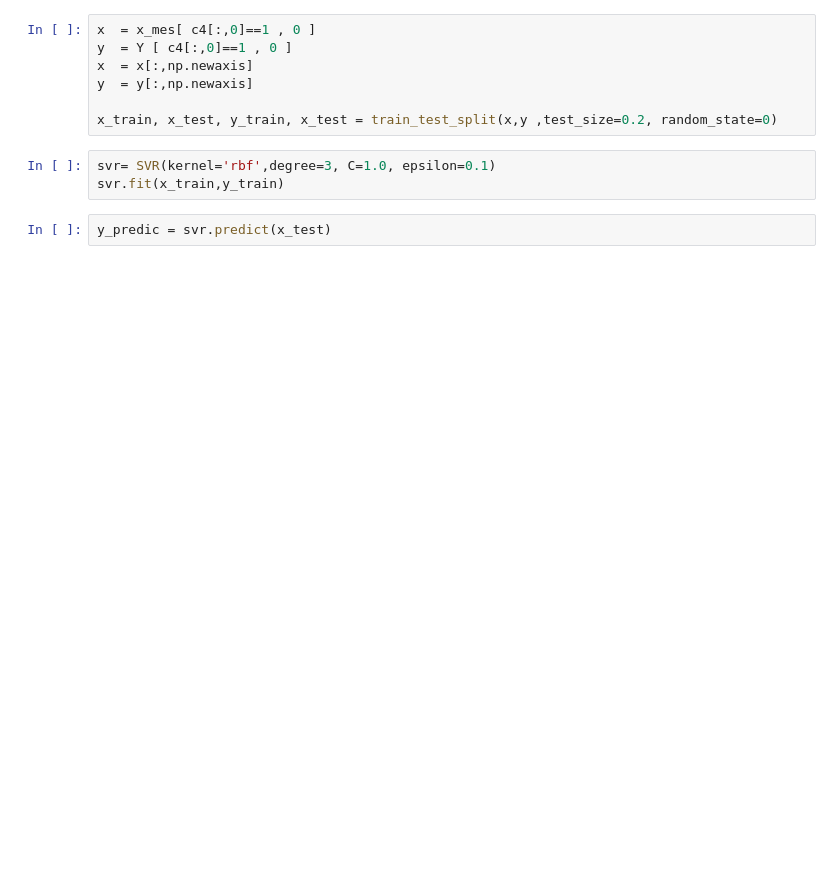
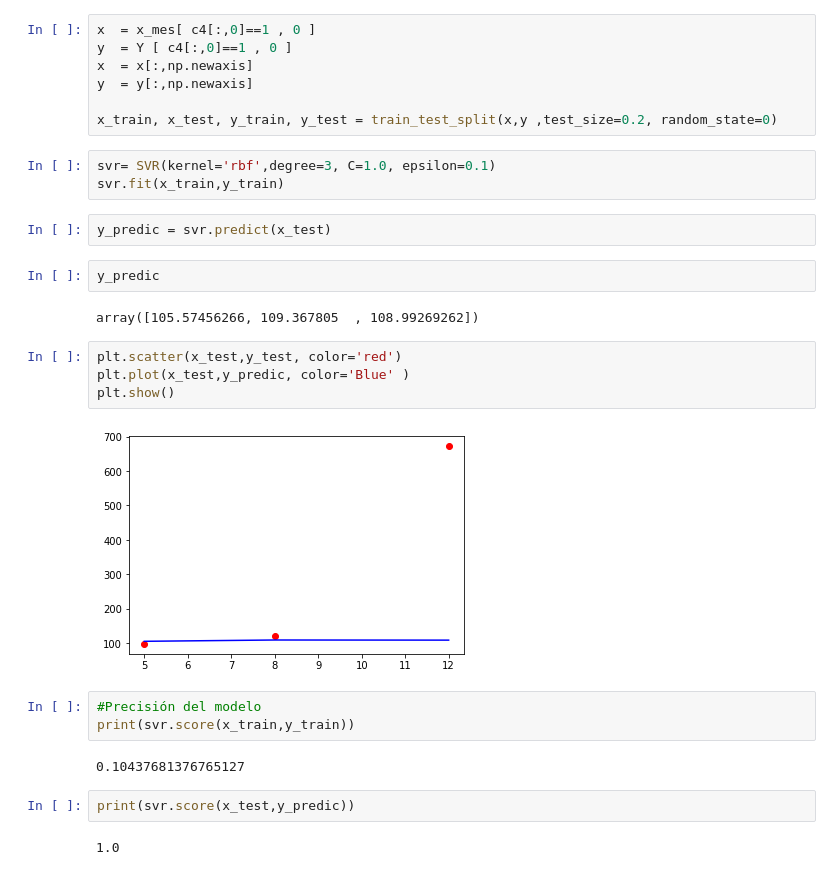
Before and after one commit to ClauCll/Curso_ML_A_Z, a Jupyter notebook: Regresión/Regresion_Bajas_Antiguedad_v3.ipynb, the cells around one changed output. Drawn from its saved outputs; the diff is of its cells as text; blank space fills up the shorter version.

```diff
--- a/Regresión/Regresion_Bajas_Antiguedad_v3.ipynb
+++ b/Regresión/Regresion_Bajas_Antiguedad_v3.ipynb
@@ -478,9 +478,28 @@ y  = Y [ c4[:,0]==1 , 0 ]
 x  = x[:,np.newaxis]
 y  = y[:,np.newaxis]
 
-x_train, x_test, y_train, x_test = train_test_split(x,y ,test_size=0.2, random_state=0)
+x_train, x_test, y_train, y_test = train_test_split(x,y ,test_size=0.2, random_state=0)
 # %%
 svr= SVR(kernel='rbf',degree=3, C=1.0, epsilon=0.1)
 svr.fit(x_train,y_train)
 # %%
 y_predic = svr.predict(x_test)
+# %%
+y_predic
+# %% [output]
+array([105.57456266, 109.367805  , 108.99269262])
+# %%
+plt.scatter(x_test,y_test, color='red')
+plt.plot(x_test,y_predic, color='Blue' )
+plt.show()
+# %% [output]
+[figure, added]
+# %%
+#Precisión del modelo
+print(svr.score(x_train,y_train))
+# %% [output]
+0.10437681376765127
+# %%
+print(svr.score(x_test,y_predic))
+# %% [output]
+1.0
```
